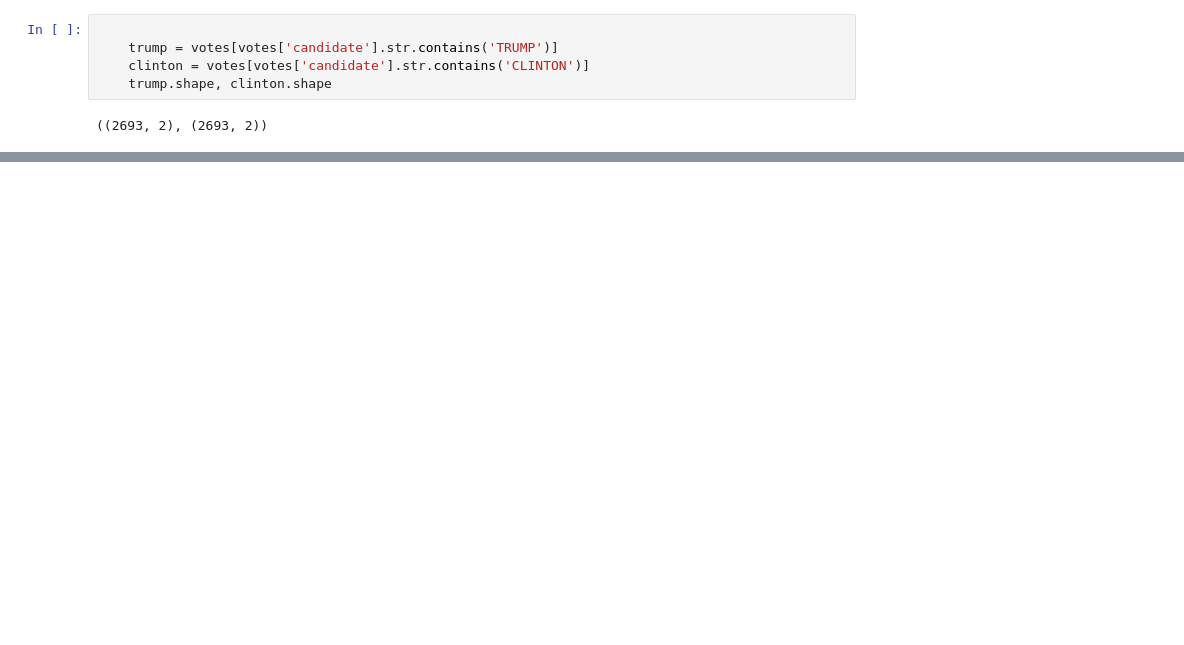
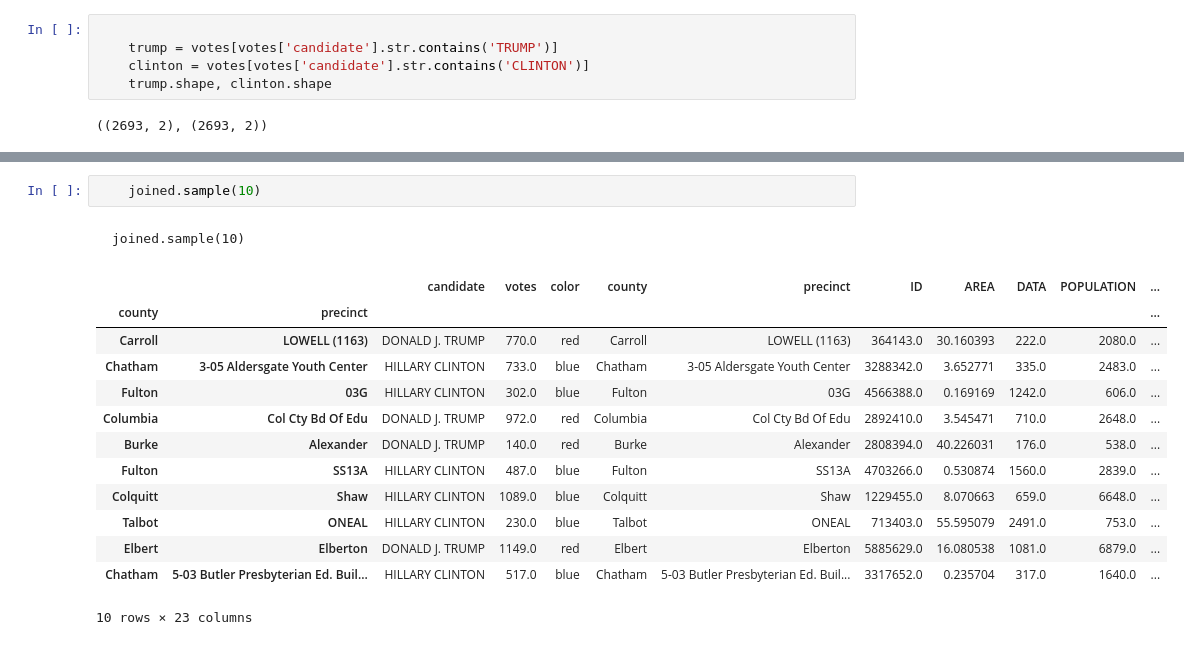
Before and after one commit to deathbeds/election, a Jupyter notebook: Election Maps.ipynb, the cells around one changed output, grey strips where cells are left out. Saved outputs shown, nothing was run; the diff lists cells and outputs as text; blank space fills up the shorter version.

```diff
--- a/Election Maps.ipynb
+++ b/Election Maps.ipynb
@@ -236,3 +231,20 @@ See the caveats in the documentation: http://pandas.pydata.org/pandas-docs/stabl
+# %%
+    joined.sample(10)
+# %% [output]
+    joined.sample(10)
+|  |  | candidate | votes | color | county | precinct | ID | AREA | DATA | POPULATION | ... |
+| county | precinct |  |  |  |  |  |  |  |  |  | ... |
+| Carroll | LOWELL (1163) | DONALD J. TRUMP | 770.0 | red | Carroll | LOWELL (1163) | 364143.0 | 30.160393 | 222.0 | 2080.0 | ... |
+| Chatham | 3-05 Aldersgate Youth Center | HILLARY CLINTON | 733.0 | blue | Chatham | 3-05 Aldersgate Youth Center | 3288342.0 | 3.652771 | 335.0 | 2483.0 | ... |
+| Fulton | 03G | HILLARY CLINTON | 302.0 | blue | Fulton | 03G | 4566388.0 | 0.169169 | 1242.0 | 606.0 | ... |
+| Columbia | Col Cty Bd Of Edu | DONALD J. TRUMP | 972.0 | red | Columbia | Col Cty Bd Of Edu | 2892410.0 | 3.545471 | 710.0 | 2648.0 | ... |
+| Burke | Alexander | DONALD J. TRUMP | 140.0 | red | Burke | Alexander | 2808394.0 | 40.226031 | 176.0 | 538.0 | ... |
+| Fulton | SS13A | HILLARY CLINTON | 487.0 | blue | Fulton | SS13A | 4703266.0 | 0.530874 | 1560.0 | 2839.0 | ... |
+| Colquitt | Shaw | HILLARY CLINTON | 1089.0 | blue | Colquitt | Shaw | 1229455.0 | 8.070663 | 659.0 | 6648.0 | ... |
+| Talbot | ONEAL | HILLARY CLINTON | 230.0 | blue | Talbot | ONEAL | 713403.0 | 55.595079 | 2491.0 | 753.0 | ... |
+| Elbert | Elberton | DONALD J. TRUMP | 1149.0 | red | Elbert | Elberton | 5885629.0 | 16.080538 | 1081.0 | 6879.0 | ... |
+| Chatham | 5-03 Butler Presbyterian Ed. Buil... | HILLARY CLINTON | 517.0 | blue | Chatham | 5-03 Butler Presbyterian Ed. Buil... | 3317652.0 | 0.235704 | 317.0 | 1640.0 | ... |
+10 rows × 23 columns
 # %%
     joined.plot(column='color', cmap='bwr');
 # %% [output]
```
Also changed, not shown: parts of 12 cells of this notebook.
